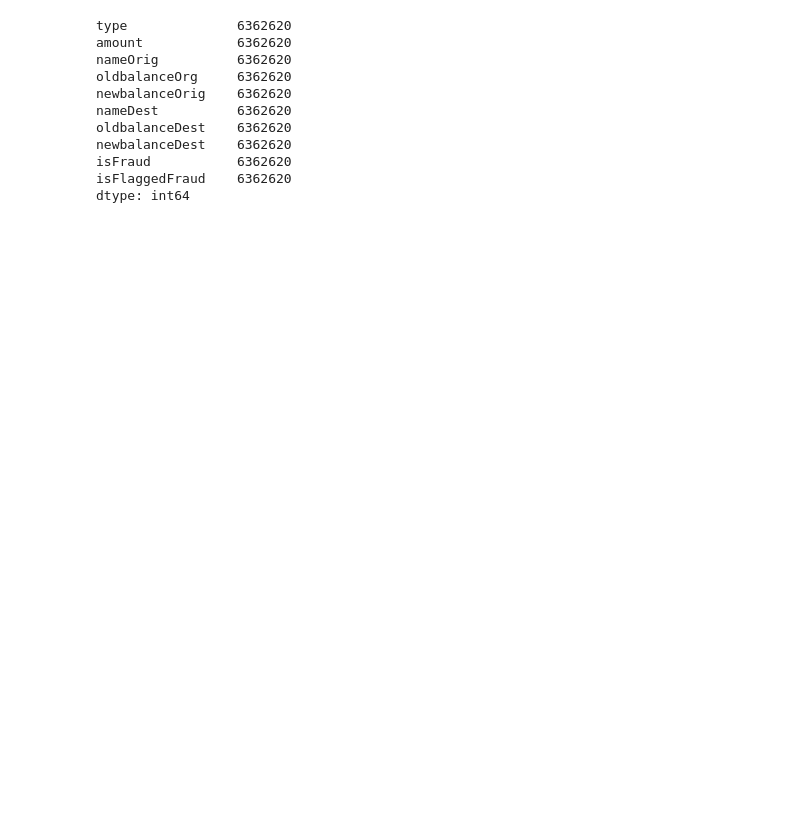
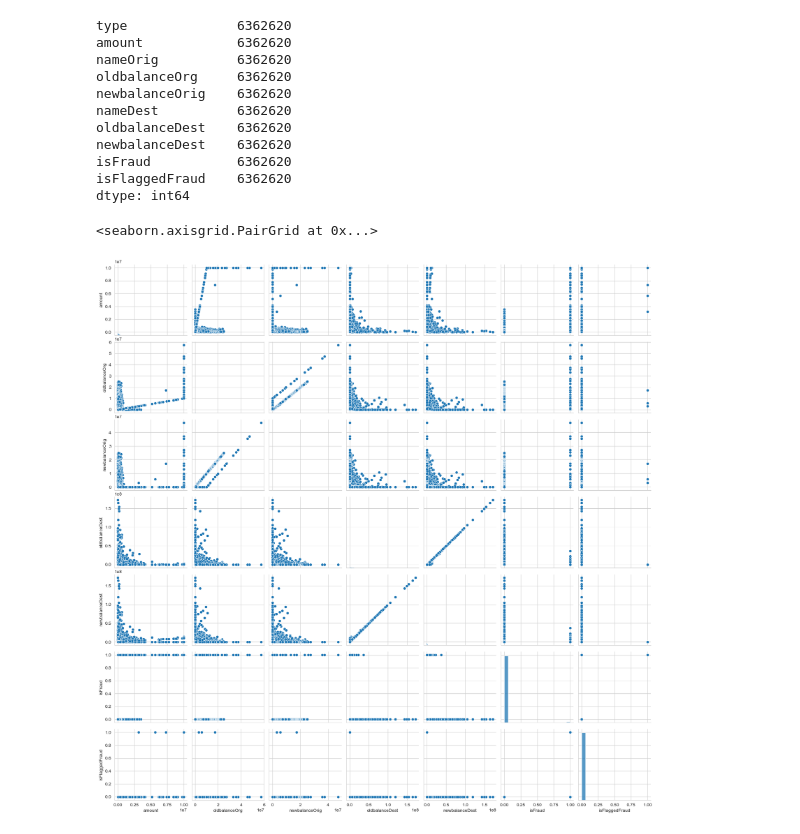
Before and after one commit to theslater11/FinancialFraudDetection, a Jupyter notebook: FraudData/Explore.ipynb, the cells around one changed output. Cells and saved outputs as stored; diff of their text form; code cells hidden in the pictures; blank space fills up the shorter version.

```diff
--- a/FraudData/Explore.ipynb
+++ b/FraudData/Explore.ipynb
@@ -25,0 +15,3 @@ Financials.head()
+# %%
+tiny_financials = financials.tail(50000)
+financials.tail()
@@ -70,3 +70,8 @@ newbalanceDest    6362620
 isFraud           6362620
 isFlaggedFraud    6362620
 dtype: int64
+# %%
+sns.pairplot(tiny_financials)
+# %% [output]
+<seaborn.axisgrid.PairGrid at 0x...>
+[figure, added]
```
Also changed, not shown: parts of 21 cells of this notebook.
